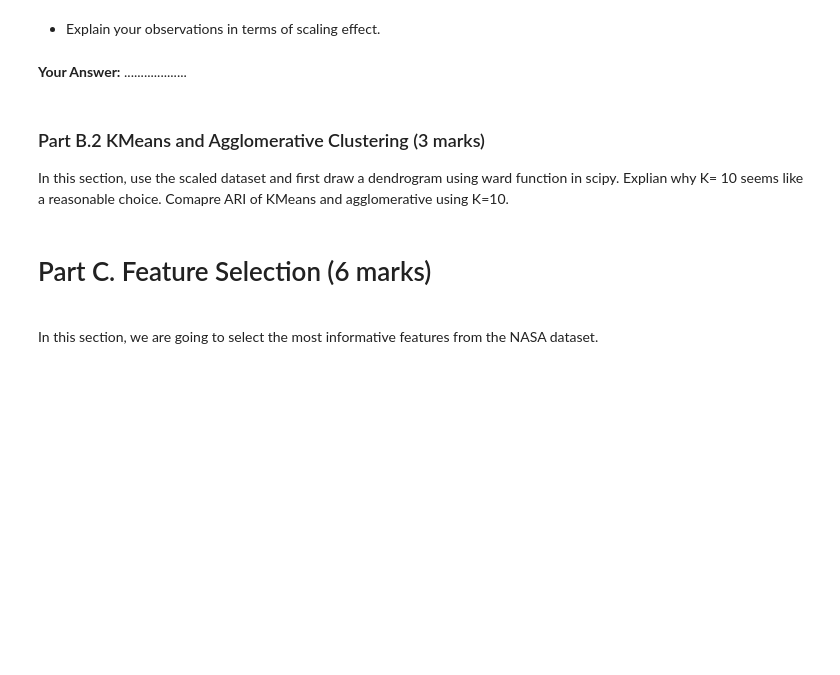
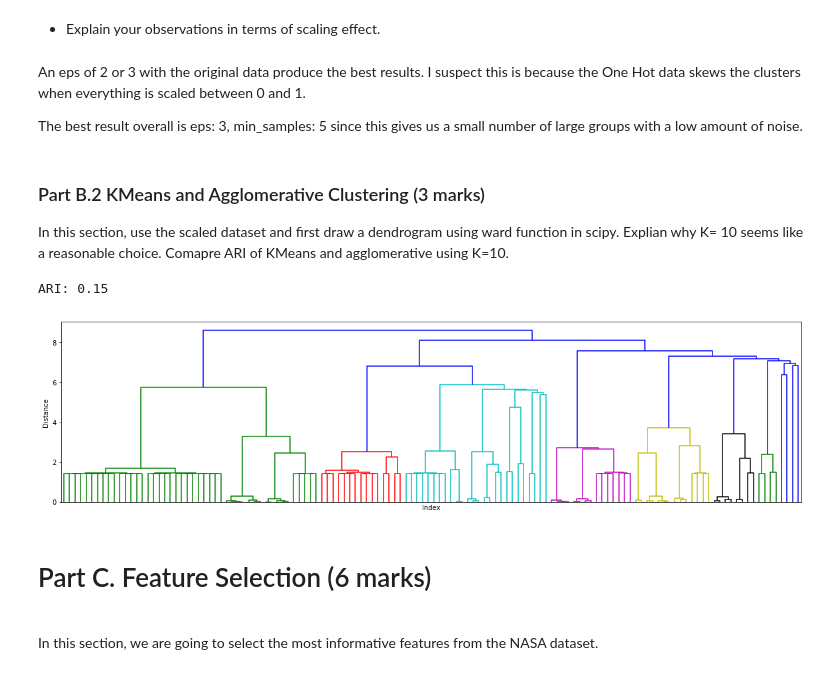
Before and after one commit to joelfad/ensf519, a Jupyter notebook: anaconda_jupyter/notebooks/assign4/Assignment4.ipynb, the cells around one changed output. Cells and saved outputs as stored; diff of their text form; code cells hidden in the pictures; blank space fills up the shorter version.

```diff
--- a/anaconda_jupyter/notebooks/assign4/Assignment4.ipynb
+++ b/anaconda_jupyter/notebooks/assign4/Assignment4.ipynb
@@ -218,7 +236,9 @@ Clusters: 0, Noise: 4419, Points per cluster:
 # %% [markdown]
 - Explain your observations in terms of scaling effect.
-# %% [markdown]
-<b>Your Answer:</b> ...................
+# %% [markdown]
+An eps of 2 or 3 with the original data produce the best results. I suspect this is because the One Hot data skews the clusters when everything is scaled between 0 and 1.
+
+The best result overall is eps: 3, min_samples: 5 since this gives us a small number of large groups with a low amount of noise.
 # %% [markdown]
 <h3>Part B.2 KMeans and Agglomerative Clustering  (3 marks) </h3>
 In this section, use the scaled dataset and first draw a dendrogram using ward function in scipy. Explian why K= 10 seems like a reasonable choice.
@@ -229,3 +246,25 @@ km = KMeans
+# %%
+from scipy.cluster.hierarchy import dendrogram, ward
+from sklearn.cluster import AgglomerativeClustering
+from sklearn.metrics.cluster import adjusted_rand_score
+
+# draw dendrogram
+linkage_array = ward(movie_df_scaled)
+plt.figure(figsize=(20, 5))
+dendrogram(linkage_array, p=7, truncate_mode='level', no_labels=True)
+plt.xlabel("Index")
+plt.ylabel("Distance")
+
+km = KMeans(n_clusters=10)
+km_labels = km.fit_predict(movie_df_scaled)
+
+ag = AgglomerativeClustering(n_clusters=10)
+ag_labels = ag.fit_predict(movie_df_scaled)
+
+print("ARI: {:.2f}".format(adjusted_rand_score(km_labels, ag_labels)))
+# %% [output]
+ARI: 0.15
+[figure, added]
 # %% [markdown]
 <h1>Part C. Feature Selection (6 marks)</h1>
 <br>
```
Also changed, not shown: parts of 9 cells of this notebook.
